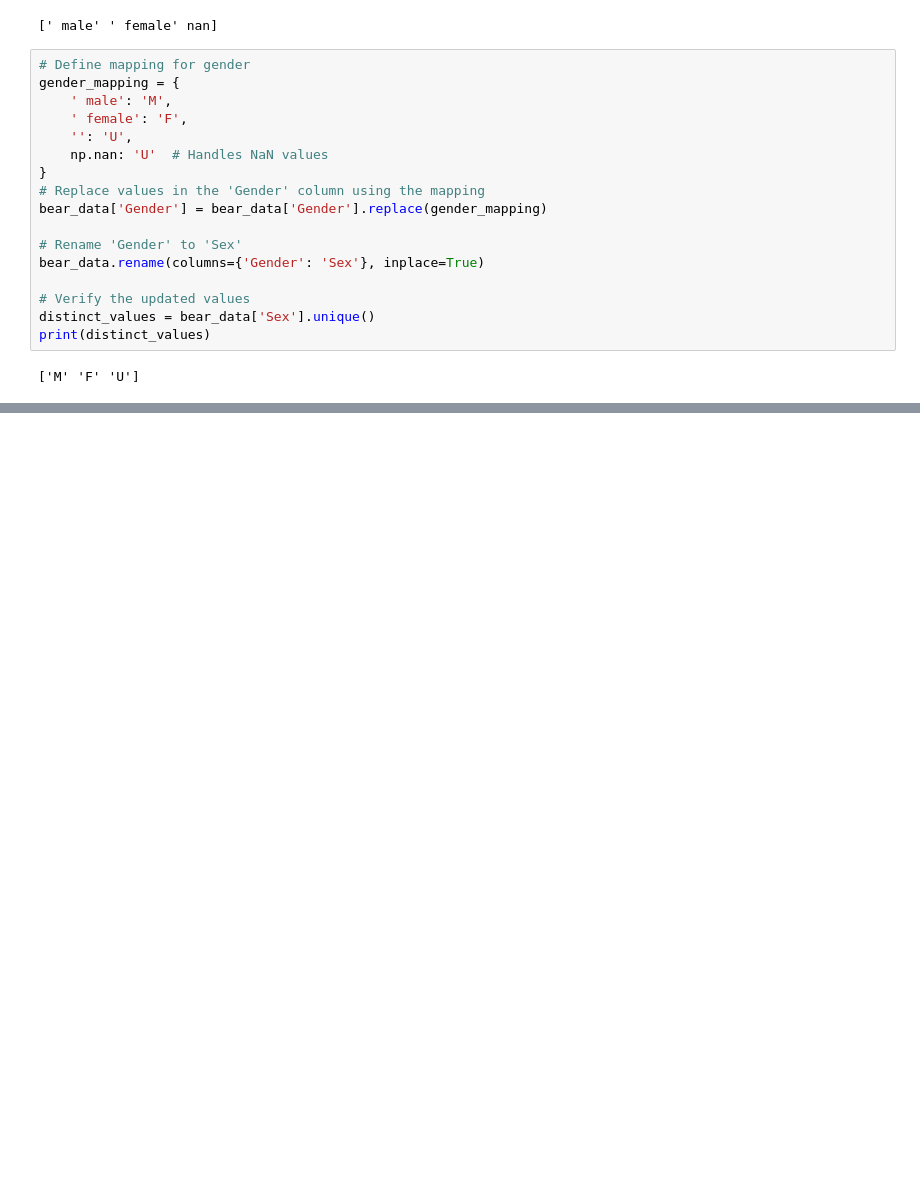
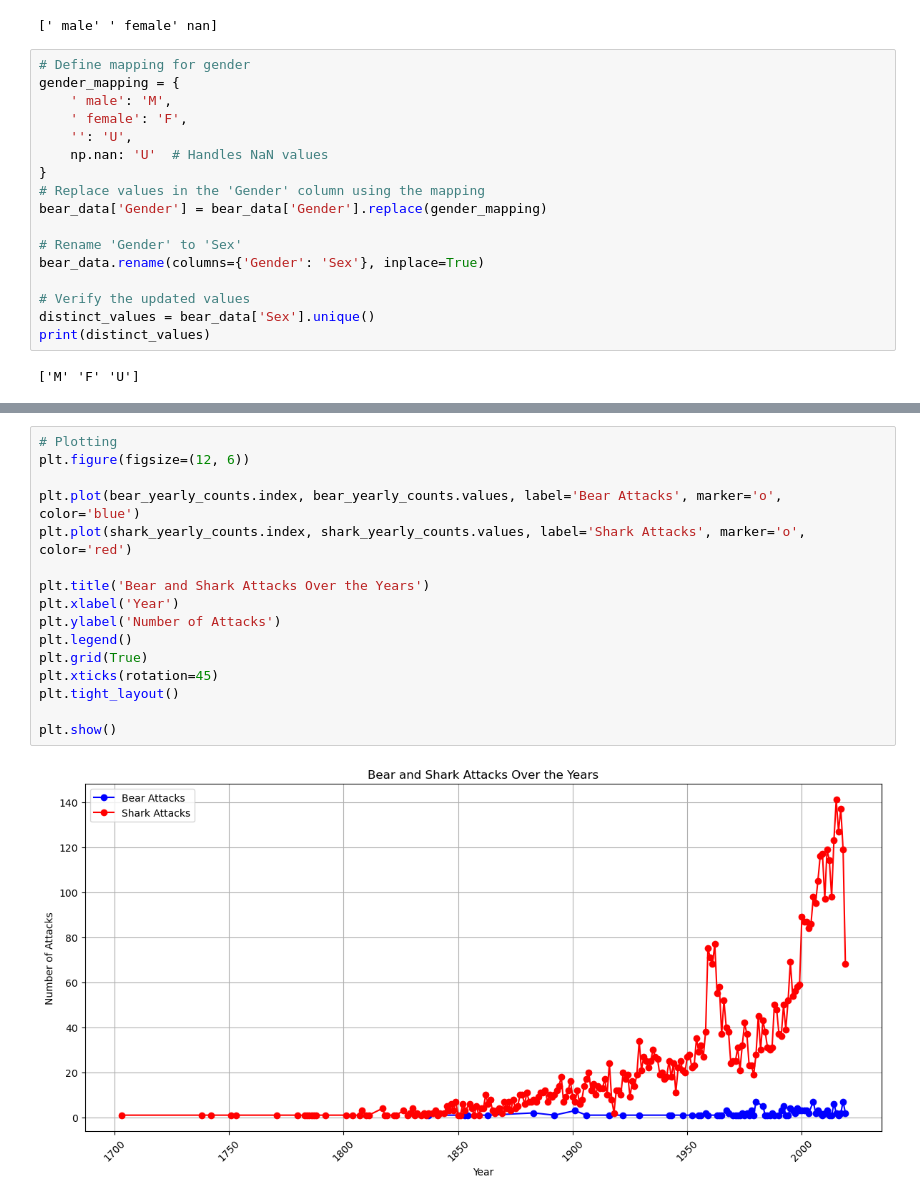
Before and after one commit to GeorgehStalker/project-3-group-2, a Jupyter notebook: eda/data_exploration_george.ipynb, the cells around one changed output, grey strips where cells are left out. Drawn from its saved outputs; the diff is of its cells as text; blank space fills up the shorter version.

```diff
--- a/eda/data_exploration_george.ipynb
+++ b/eda/data_exploration_george.ipynb
@@ -364,0 +420,18 @@ print(distinct_values)
+# %%
+# Plotting
+plt.figure(figsize=(12, 6))
+
+plt.plot(bear_yearly_counts.index, bear_yearly_counts.values, label='Bear Attacks', marker='o', color='blue')
+plt.plot(shark_yearly_counts.index, shark_yearly_counts.values, label='Shark Attacks', marker='o', color='red')
+
+plt.title('Bear and Shark Attacks Over the Years')
+plt.xlabel('Year')
+plt.ylabel('Number of Attacks')
+plt.legend()
+plt.grid(True)
+plt.xticks(rotation=45)
+plt.tight_layout()
+
+plt.show()
+# %% [output]
+[figure, added]
```
Also changed, not shown: parts of 14 cells of this notebook.
